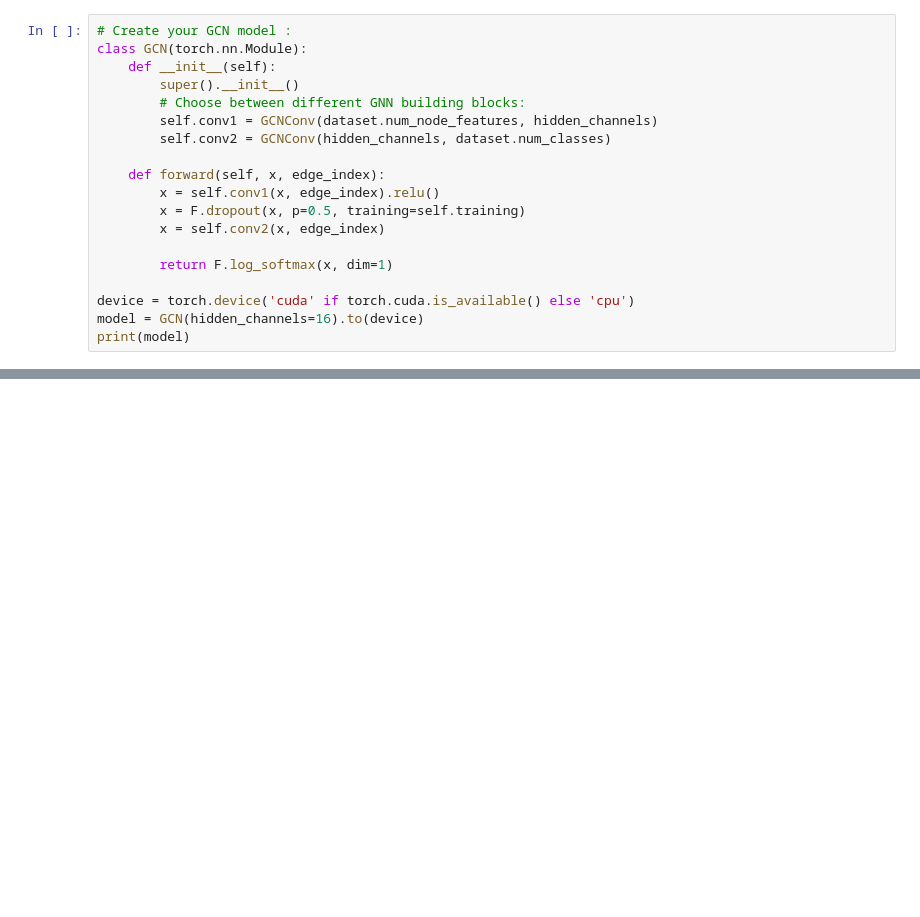
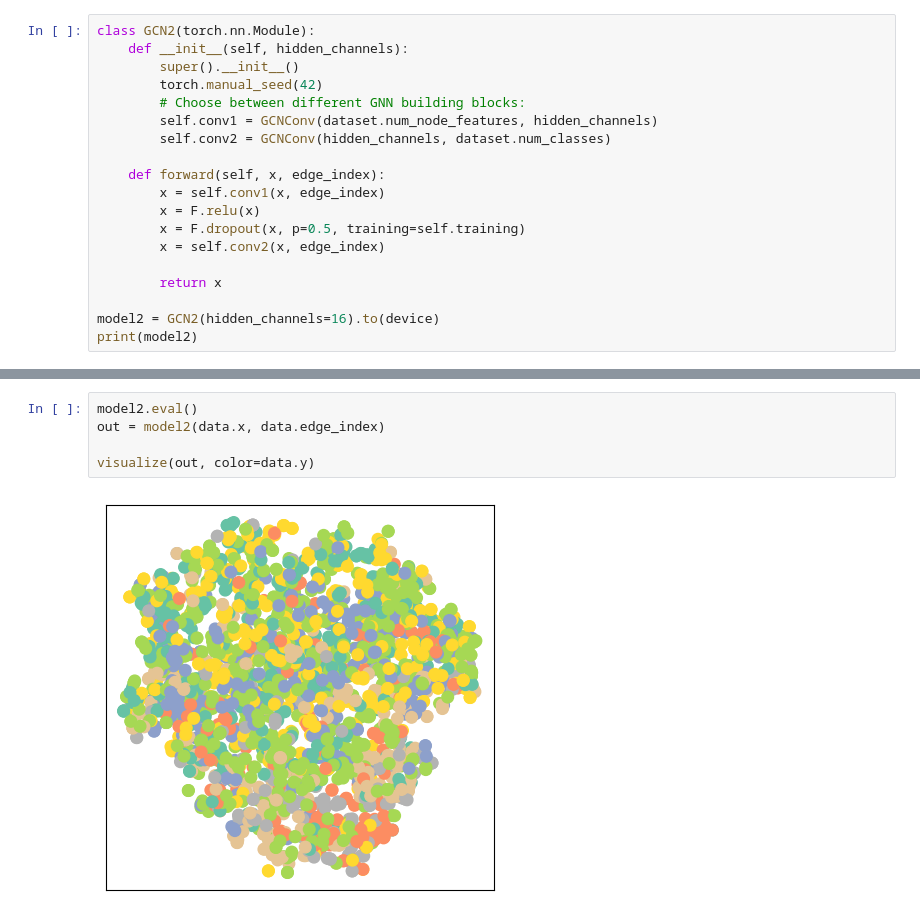
Before and after one commit to young-hwanlee/gnn_example, a Jupyter notebook: gnn_node_level_prediction.ipynb, the cells around one changed output, grey strips where cells are left out. Saved outputs shown, nothing was run; the diff lists cells and outputs as text; blank space fills up the shorter version.

```diff
--- a/gnn_node_level_prediction.ipynb
+++ b/gnn_node_level_prediction.ipynb
@@ -104,19 +125,19 @@ loader = NeighborLoader(dataset[0], num_neighbors=[25, 10])
 # %%
-# Create your GCN model :
-class GCN(torch.nn.Module):
-    def __init__(self):
+class GCN2(torch.nn.Module):
+    def __init__(self, hidden_channels):
         super().__init__()
+        torch.manual_seed(42)
         # Choose between different GNN building blocks:
         self.conv1 = GCNConv(dataset.num_node_features, hidden_channels)
         self.conv2 = GCNConv(hidden_channels, dataset.num_classes)
 
     def forward(self, x, edge_index):
-        x = self.conv1(x, edge_index).relu()
+        x = self.conv1(x, edge_index)
+        x = F.relu(x)
         x = F.dropout(x, p=0.5, training=self.training)
         x = self.conv2(x, edge_index)
 
-        return F.log_softmax(x, dim=1)
+        return x
 
-device = torch.device('cuda' if torch.cuda.is_available() else 'cpu')
-model = GCN(hidden_channels=16).to(device)
-print(model)
+model2 = GCN2(hidden_channels=16).to(device)
+print(model2)
@@ -138 +225,8 @@ def visualize(h, color):
+# %%
+model2.eval()
+out = model2(data.x, data.edge_index)
+
+visualize(out, color=data.y)
+# %% [output]
+[figure, added]
 # %%
```
Also changed, not shown: parts of 17 cells of this notebook.
